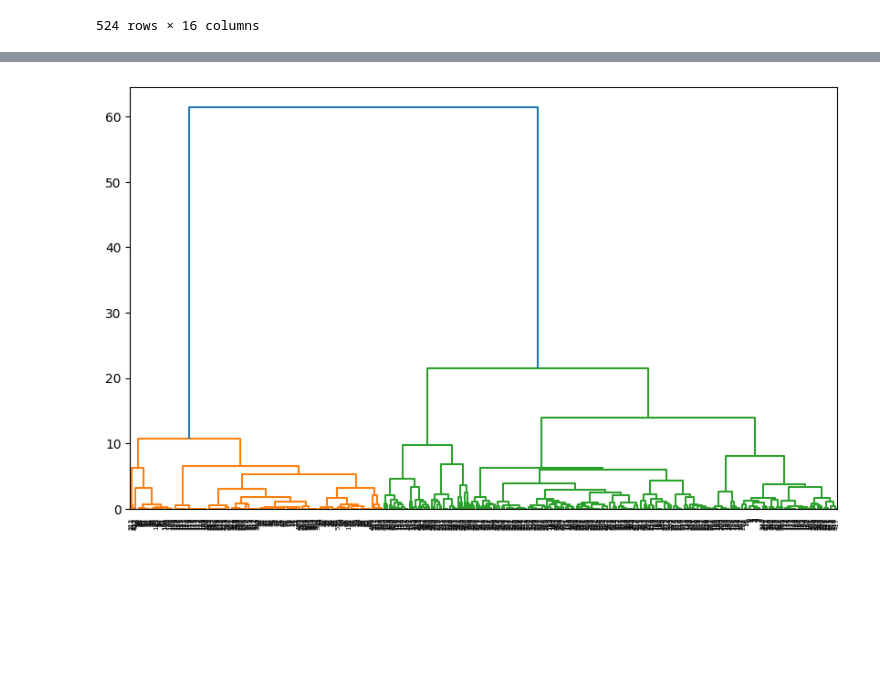
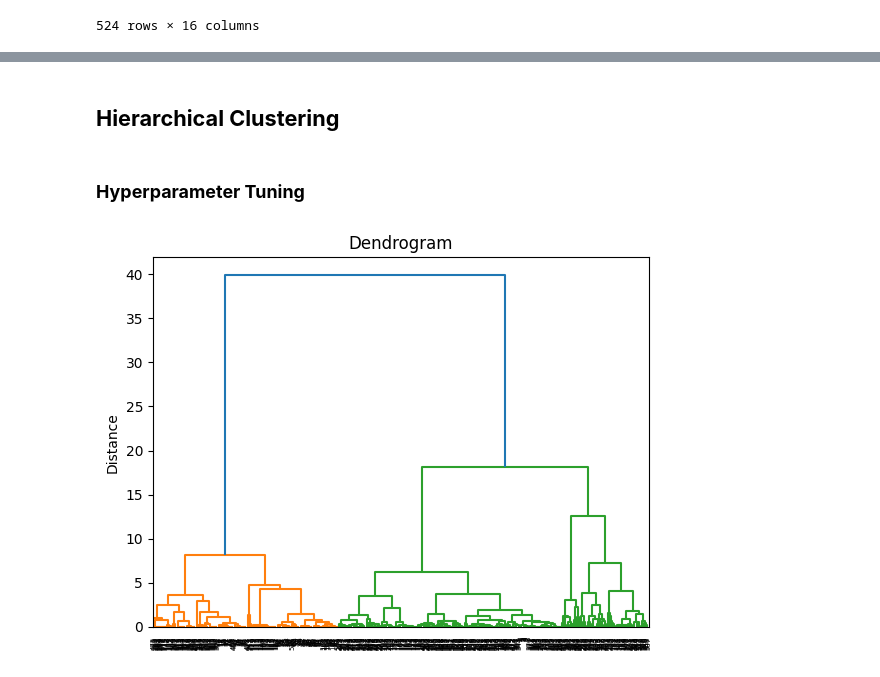
Before and after one commit to anly501/dsan-5000-project-bdools, a Jupyter notebook: DSAN-5000-Website/clustering/clustering.ipynb, the cells around one changed output, grey strips where cells are left out. Drawn from its saved outputs; the diff is of its cells as text; code cells hidden in the pictures; blank space fills up the shorter version.

Commit message:
Clustering

```diff
--- a/DSAN-5000-Website/clustering/clustering.ipynb
+++ b/DSAN-5000-Website/clustering/clustering.ipynb
@@ -65,0 +78,6 @@ df
+# %%
+idx = df[df['EarningsPerShareBasic'] == -17.200656307572526].index
+df = df.drop(idx)
+idx = df[df['EarningsPerShareBasic'] == -5.592576126534905].index
+df = df.drop(idx)
+df.describe()
@@ -77,5 +101,5 @@ ConsolidatedRevenue: It represents the total revenue generated by the company. H
 # Extracting features data
 import missingno as msno
 
-X = df[["ResearchAndDevelopmentExpense","GrossProfit","OperatingIncomeLoss","NetIncomeLoss","ConsolidatedRevenue"]] # numerical columns
-X.dropna(inplace=True)
+X = df[["ResearchAndDevelopmentExpense","ConsolidatedRevenue","EarningsPerShareBasic"]] # numerical columns
+X = X.dropna().to_numpy()
@@ -93,7 +116,7 @@ import matplotlib.pyplot as plt
 clusters = []
 
 for k in range(1, 11):
-    kmeans = KMeans(n_clusters=k, random_state=0)
+    kmeans = KMeans(n_clusters=k, random_state=50, n_init="auto", init="k-means++")
     kmeans.fit(X)
     inertia = kmeans.inertia_
     distortion = inertia/X.shape[0]
@@ -252,10 +260,19 @@ OPTIMAL PARAMETER = 2
+# %% [markdown]
+## **Hierarchical Clustering**
+# %% [markdown]
+### **Hyperparameter Tuning**
 # %%
 from scipy.cluster.hierarchy import dendrogram, linkage
+import matplotlib.pyplot as plt
 
-linkage_matrix = linkage(X, method='ward')
+# Linkage matrix
+dgram = linkage(X, method='ward')
 
-plt.figure(figsize=(10, 6))
-dendrogram(linkage_matrix)
+# Plotting dendrogram
+dendrogram(dgram)
+
+plt.title("Dendrogram")
+plt.ylabel('Distance')
 plt.show()
 # %% [output]
-[figure, old version]
+[figure, new version]
```
Also changed, not shown: parts of 22 cells of this notebook.
